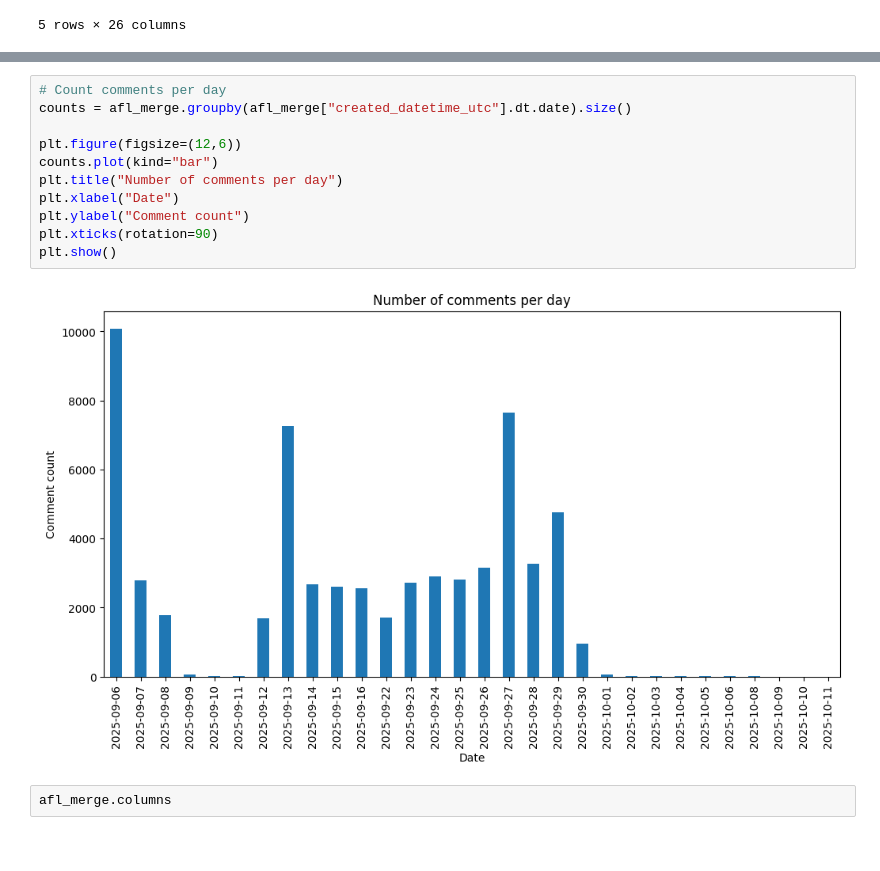
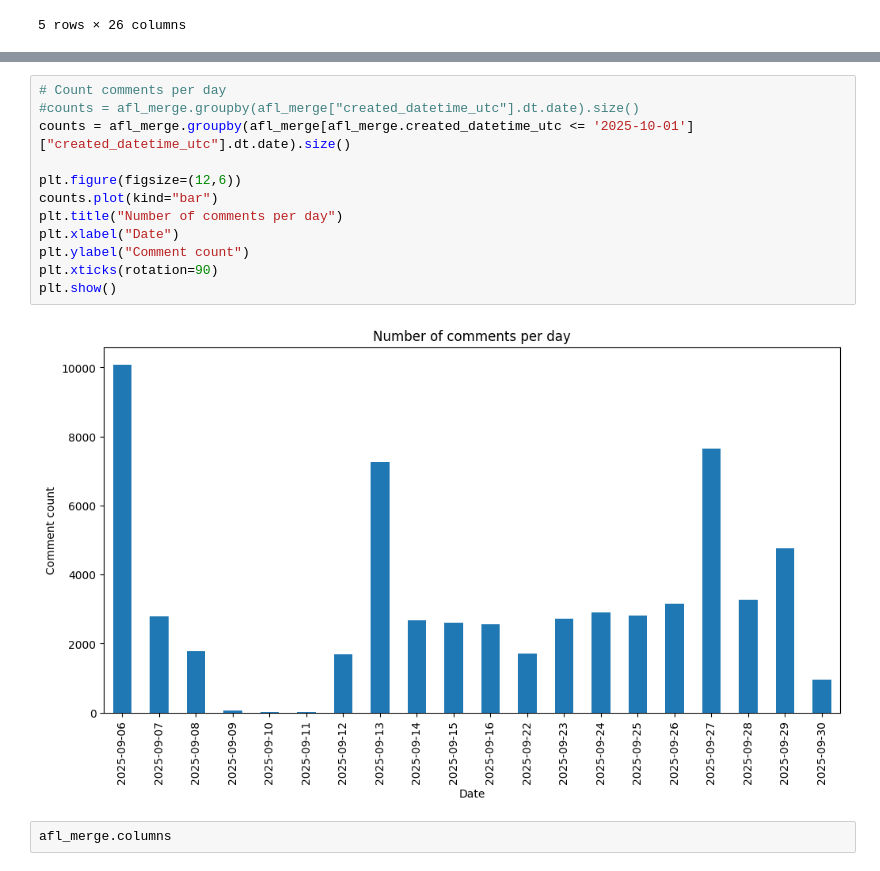
Before and after one commit to diego-alcaraz/AFL-Sentiment-Analysis, a Jupyter notebook: AFL_Diego.ipynb, the cells around one changed output, grey strips where cells are left out. Saved outputs shown, nothing was run; the diff lists cells and outputs as text.

```diff
--- a/AFL_Diego.ipynb
+++ b/AFL_Diego.ipynb
@@ -177,16 +198,17 @@ afl_merge.head()
 # %%
 # Count comments per day
-counts = afl_merge.groupby(afl_merge["created_datetime_utc"].dt.date).size()
+#counts = afl_merge.groupby(afl_merge["created_datetime_utc"].dt.date).size()
+counts = afl_merge.groupby(afl_merge[afl_merge.created_datetime_utc <= '2025-10-01']["created_datetime_utc"].dt.date).size()
 
 plt.figure(figsize=(12,6))
 counts.plot(kind="bar")
 plt.title("Number of comments per day")
 plt.xlabel("Date")
 plt.ylabel("Comment count")
 plt.xticks(rotation=90)
 plt.show()
 # %% [output]
-[figure, old version]
+[figure, new version]
 # %%
 afl_merge.columns
 # %% [output]
```
Also changed, not shown: parts of 6 cells of this notebook, 1 other file.
